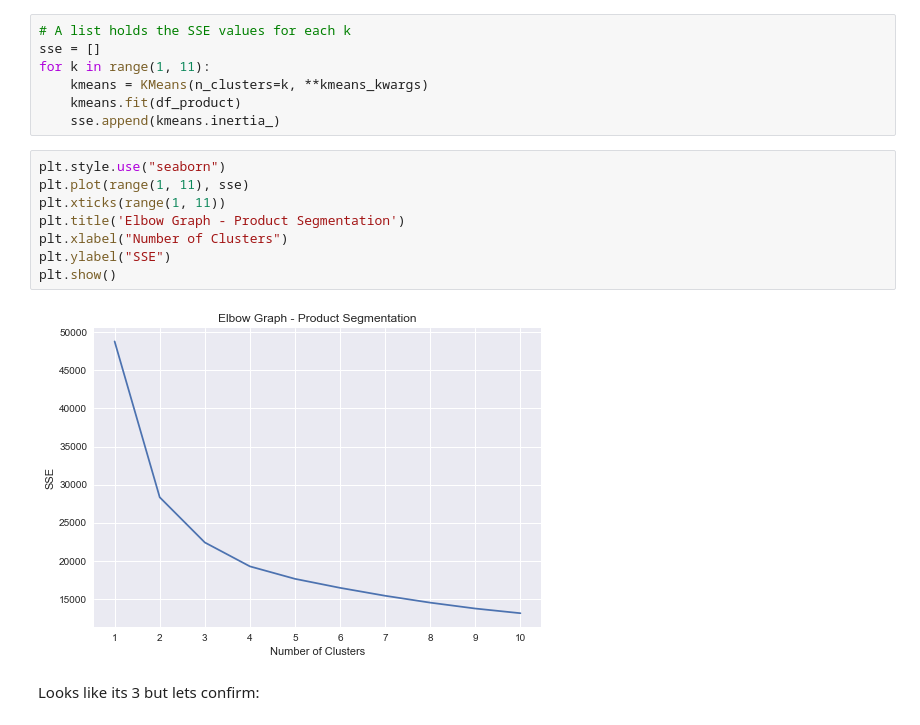
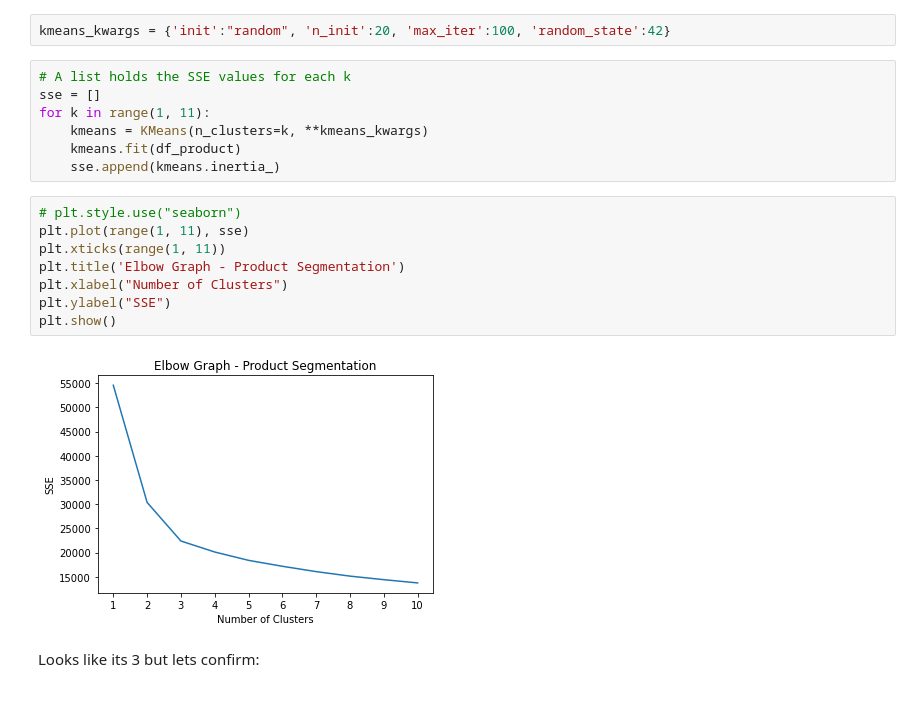
Before and after one commit to miguelince/insurance-clustering, a Jupyter notebook: code/python_code.ipynb, the cells around one changed output. Cells and saved outputs as stored; diff of their text form.

```diff
--- a/code/python_code.ipynb
+++ b/code/python_code.ipynb
@@ -1238,6 +1249,8 @@ df_product.head()
 | 3.0 | -0.676561 | 0.373459 | -0.582092 | 1.173101 | 1.356626 |
 | 4.0 | -0.849295 | -0.719653 | 1.920574 | 0.160893 | -0.018754 |
 | 5.0 | 0.290155 | -0.676746 | 0.195975 | -0.326251 | 0.312547 |
+# %%
+kmeans_kwargs = {'init':"random", 'n_init':20, 'max_iter':100, 'random_state':42}
 # %%
 # A list holds the SSE values for each k
 sse = []
@@ -1246,15 +1259,15 @@ for k in range(1, 11):
     kmeans.fit(df_product)
     sse.append(kmeans.inertia_)
 # %%
-plt.style.use("seaborn")
+# plt.style.use("seaborn")
 plt.plot(range(1, 11), sse)
 plt.xticks(range(1, 11))
 plt.title('Elbow Graph - Product Segmentation')
 plt.xlabel("Number of Clusters")
 plt.ylabel("SSE")
 plt.show()
 # %% [output]
-[figure, old version]
+[figure, new version]
 # %% [markdown]
 Looks like its 3 but lets confirm:
 # %%
```
Also changed, not shown: parts of 53 cells of this notebook.
